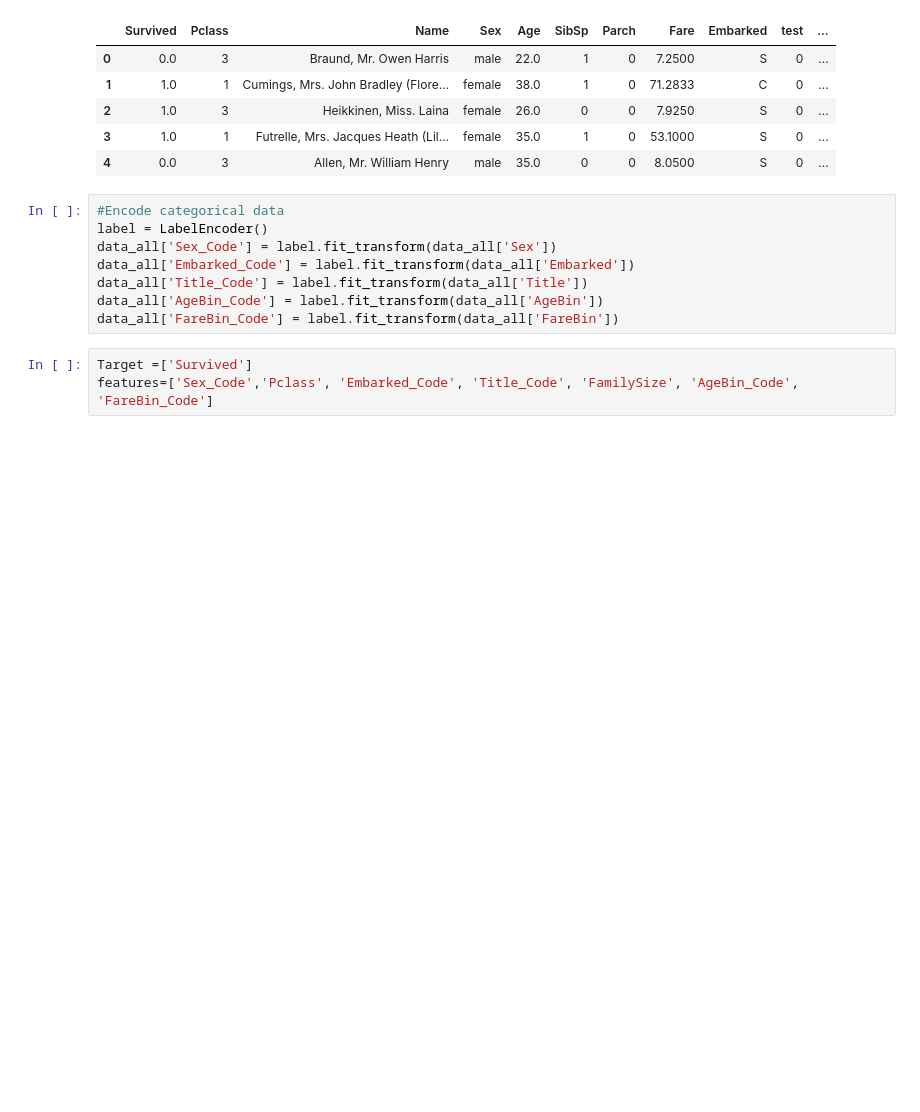
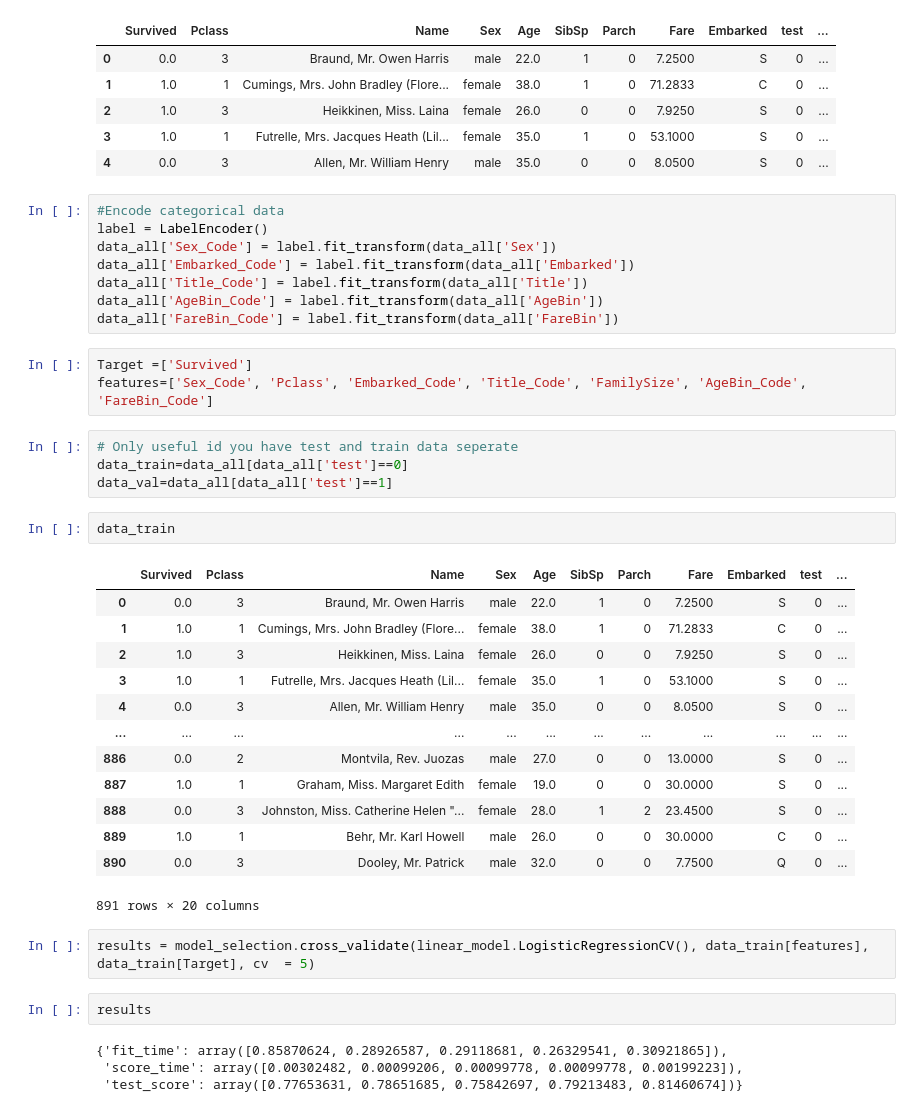
Before and after one commit to buriihenry/Machine-Learning-2, a Jupyter notebook: API/Researchbook.ipynb, the cells around one changed output. Drawn from its saved outputs; the diff is of its cells as text; blank space fills up the shorter version.

```diff
--- a/API/Researchbook.ipynb
+++ b/API/Researchbook.ipynb
@@ -219,4 +219,32 @@ data_all['AgeBin_Code'] = label.fit_transform(data_all['AgeBin'])
 data_all['FareBin_Code'] = label.fit_transform(data_all['FareBin'])
 # %%
 Target =['Survived']
-features=['Sex_Code','Pclass', 'Embarked_Code', 'Title_Code', 'FamilySize', 'AgeBin_Code', 'FareBin_Code']
+features=['Sex_Code', 'Pclass', 'Embarked_Code', 'Title_Code', 'FamilySize', 'AgeBin_Code', 'FareBin_Code']
+# %%
+# Only useful id you have test and train data seperate
+data_train=data_all[data_all['test']==0]
+data_val=data_all[data_all['test']==1]
+# %%
+data_train
+# %% [output]
+|  | Survived | Pclass | Name | Sex | Age | SibSp | Parch | Fare | Embarked | test | ... |
+| 0 | 0.0 | 3 | Braund, Mr. Owen Harris | male | 22.0 | 1 | 0 | 7.2500 | S | 0 | ... |
+| 1 | 1.0 | 1 | Cumings, Mrs. John Bradley (Flore... | female | 38.0 | 1 | 0 | 71.2833 | C | 0 | ... |
+| 2 | 1.0 | 3 | Heikkinen, Miss. Laina | female | 26.0 | 0 | 0 | 7.9250 | S | 0 | ... |
+| 3 | 1.0 | 1 | Futrelle, Mrs. Jacques Heath (Lil... | female | 35.0 | 1 | 0 | 53.1000 | S | 0 | ... |
+| 4 | 0.0 | 3 | Allen, Mr. William Henry | male | 35.0 | 0 | 0 | 8.0500 | S | 0 | ... |
+| ... | ... | ... | ... | ... | ... | ... | ... | ... | ... | ... | ... |
+| 886 | 0.0 | 2 | Montvila, Rev. Juozas | male | 27.0 | 0 | 0 | 13.0000 | S | 0 | ... |
+| 887 | 1.0 | 1 | Graham, Miss. Margaret Edith | female | 19.0 | 0 | 0 | 30.0000 | S | 0 | ... |
+| 888 | 0.0 | 3 | Johnston, Miss. Catherine Helen "... | female | 28.0 | 1 | 2 | 23.4500 | S | 0 | ... |
+| 889 | 1.0 | 1 | Behr, Mr. Karl Howell | male | 26.0 | 0 | 0 | 30.0000 | C | 0 | ... |
+| 890 | 0.0 | 3 | Dooley, Mr. Patrick | male | 32.0 | 0 | 0 | 7.7500 | Q | 0 | ... |
+891 rows × 20 columns
+# %%
+results = model_selection.cross_validate(linear_model.LogisticRegressionCV(), data_train[features], data_train[Target], cv  = 5)
+# %%
+results
+# %% [output]
+{'fit_time': array([0.85870624, 0.28926587, 0.29118681, 0.26329541, 0.30921865]),
+ 'score_time': array([0.00302482, 0.00099206, 0.00099778, 0.00099778, 0.00199223]),
+ 'test_score': array([0.77653631, 0.78651685, 0.75842697, 0.79213483, 0.81460674])}
```
